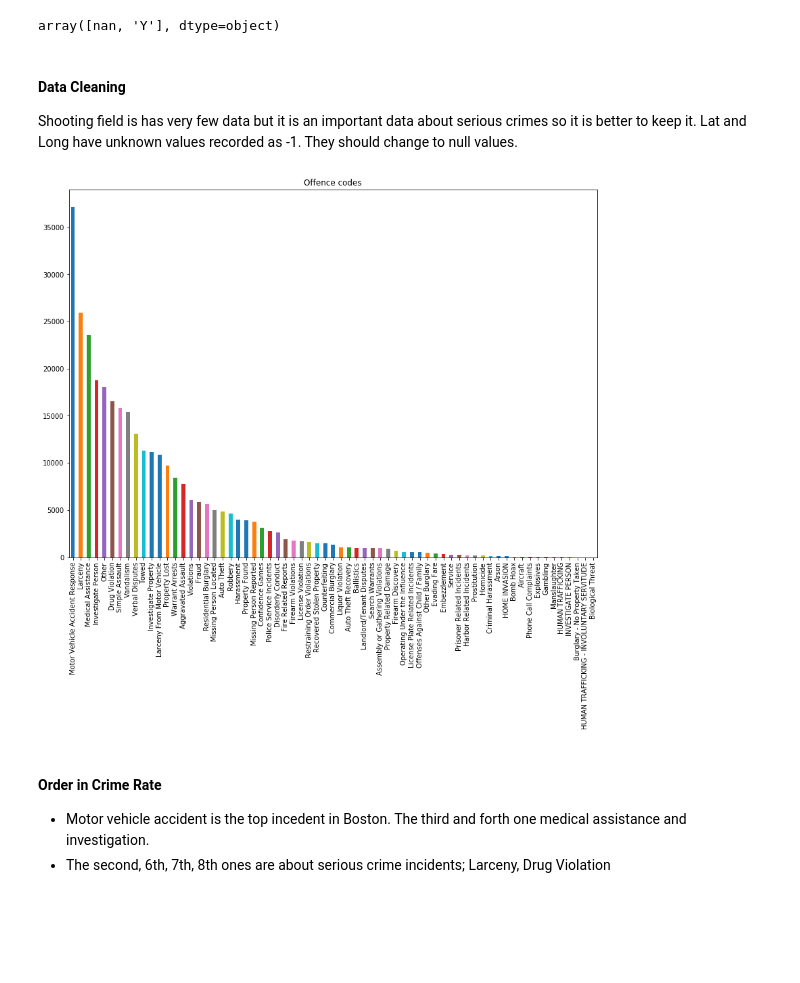
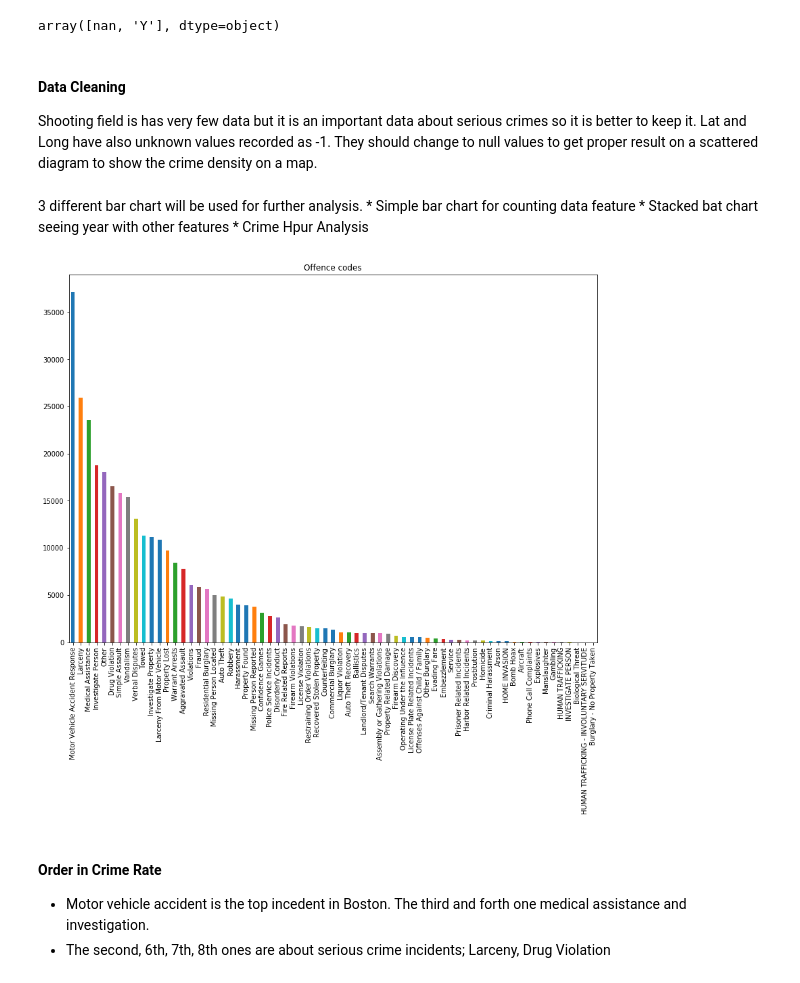
Before and after one commit to uaytek/BostonCrimeAnalysis, a Jupyter notebook: Crimes in Boston.ipynb, the cells around one changed output. Saved outputs shown, nothing was run; the diff lists cells and outputs as text; code cells hidden in the pictures; blank space fills up the shorter version.

```diff
--- a/Crimes in Boston.ipynb
+++ b/Crimes in Boston.ipynb
@@ -110,21 +111,15 @@ array([nan, 'Y'], dtype=object)
 # %% [markdown]
 #### Data Cleaning
 Shooting field is has very few data but it is an important data about serious crimes so it is better to keep it.
-Lat and Long have unknown values recorded as -1. They should change to null values.
+Lat and Long have also unknown values recorded as -1. They should change to null values to get proper result on a scattered diagram to show the crime density on a map.
 # %%
 # Fill N in nans in SHOOTING column
 df.SHOOTING.fillna('N', inplace=True)
 # Replace -1 values in Lat/Long with Nan
 df.Lat.replace(-1, None, inplace=True)
 df.Long.replace(-1, None, inplace=True)
-# %%
-status_vals =df.OFFENSE_CODE_GROUP.value_counts() #Provide a pandas series of the counts for each Professional status
-
-
-fig = plt.figure(figsize=(14,10))
-ax = fig.add_subplot(111)
-
-(status_vals).plot(kind="bar");
-plt.title("Offence codes");
-# %% [output]
-[figure, removed]
+# %% [markdown]
+3 different bar chart will be used for further analysis.
+    * Simple bar chart for counting data feature
+    * Stacked bat chart seeing year with other features
+    * Crime Hpur Analysis
@@ -131,3 +159,8 @@ plt.title("Offence codes");
+# %%
+
+DrawPlot(df.OFFENSE_CODE_GROUP.value_counts(),"Offence codes")
+# %% [output]
+[figure, added]
 # %% [markdown]
 #### Order in Crime Rate
 * Motor vehicle accident is the top incedent in Boston. The third and forth one medical assistance and investigation.
```
Also changed, not shown: parts of 23 cells of this notebook.
